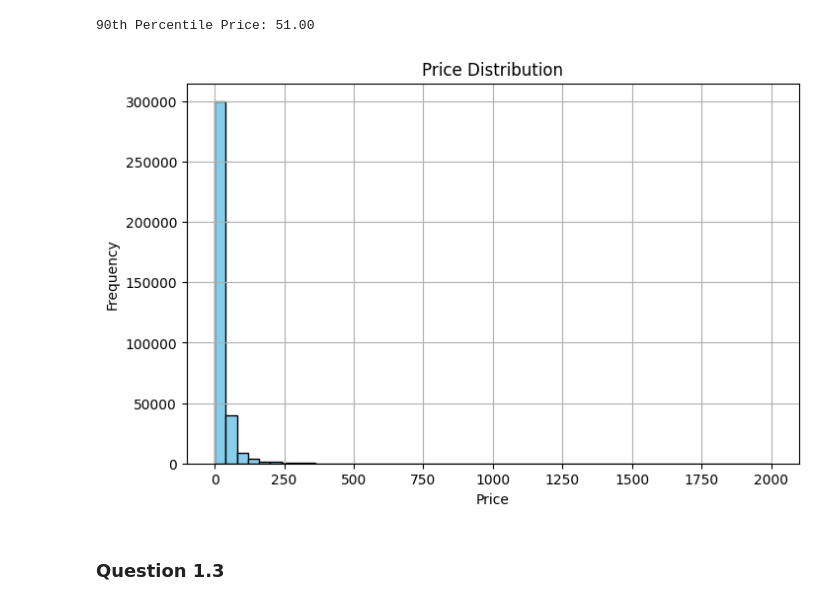
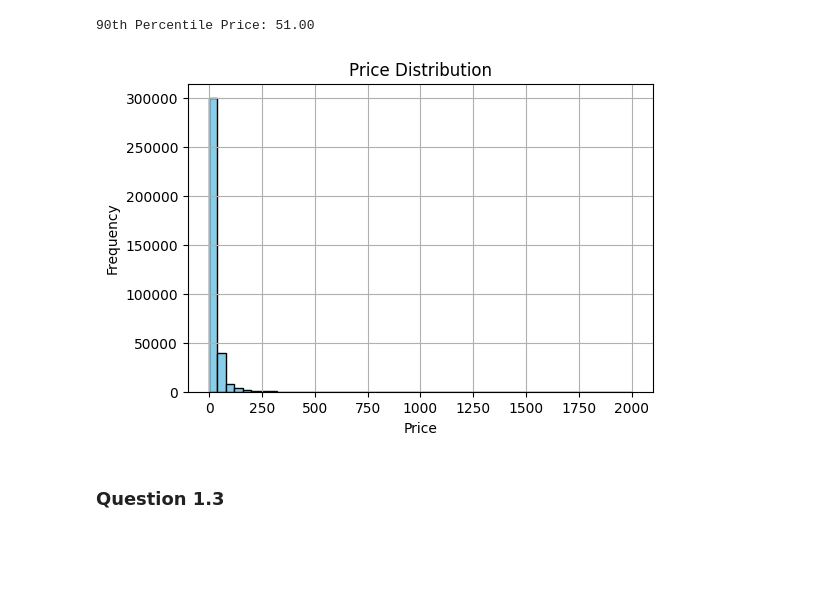
Before and after one commit to art-python/MSDeakin, a Jupyter notebook: SIG742Task2.ipynb, the cells around one changed output. Drawn from its saved outputs; the diff is of its cells as text; code cells hidden in the pictures; blank space fills up the shorter version.

```diff
--- a/SIG742Task2.ipynb
+++ b/SIG742Task2.ipynb
@@ -165,15 +165,15 @@ print(f"90th Percentile Price: {percentile_90th:.2f}")
 90th Percentile Price: 51.00
 # %%
 # Draw a histogram chart for the price with 50 bins
-plt.figure(figsize=(8, 5))
+plt.figure(figsize=(6, 4))
 plt.hist(df1['price'], bins=50, color='skyblue', edgecolor='black')
 plt.xlabel('Price')
 plt.ylabel('Frequency')
 plt.title('Price Distribution')
 plt.grid(True)
 plt.show()
 # %% [output]
-[figure, old version]
+[figure, new version]
 # %% [markdown]
 ### Question 1.3
 # %% [markdown]
```
Also changed, not shown: parts of 20 cells of this notebook.
